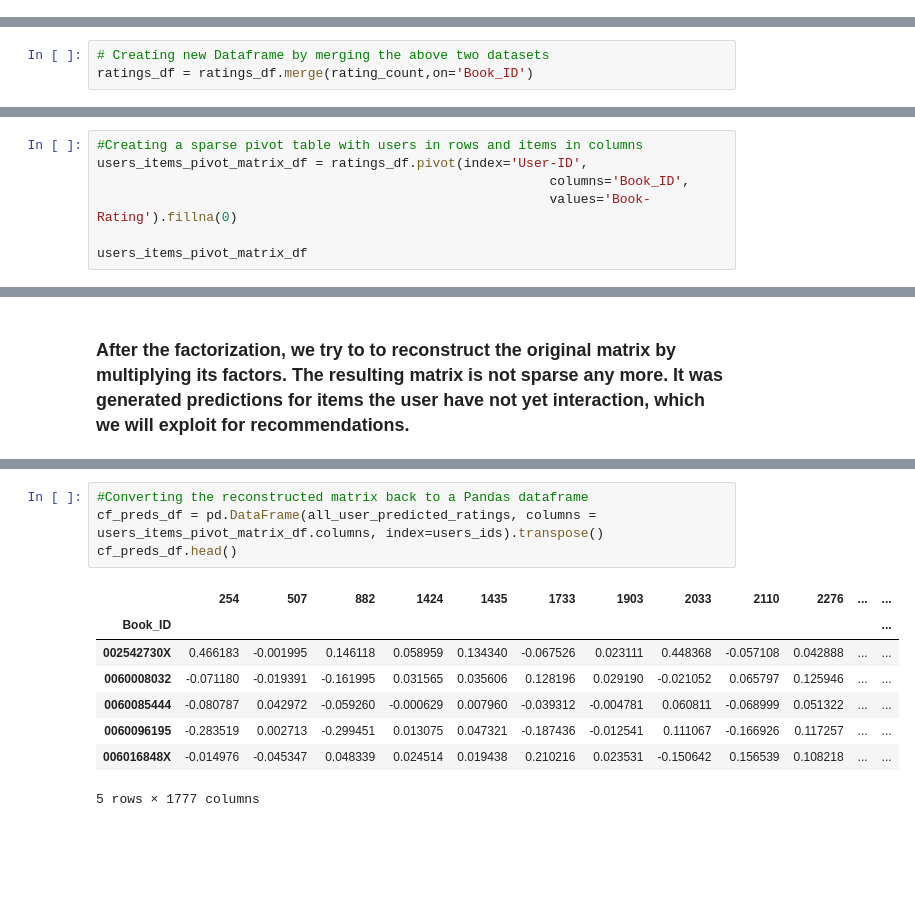
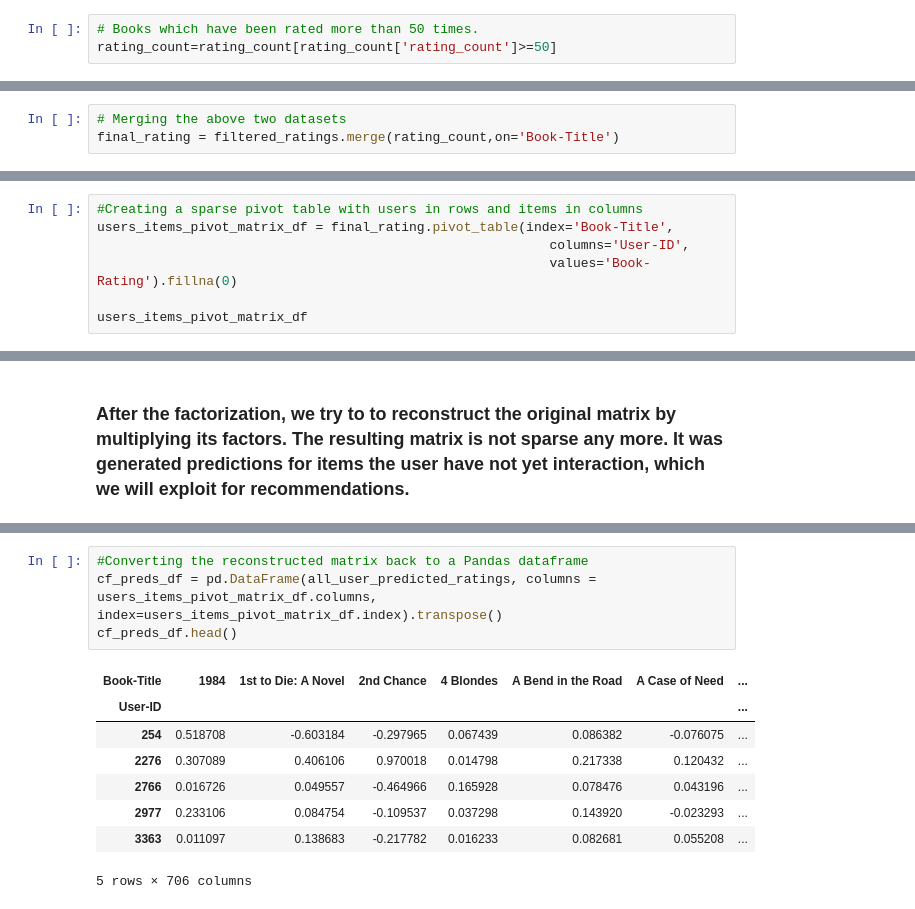
Before and after one commit to disuja7/Book-Recommendation-System, a Jupyter notebook: Book_Recommendation_System.ipynb, the cells around one changed output, grey strips where cells are left out. Cells and saved outputs as stored; diff of their text form; blank space fills up the shorter version.

```diff
--- a/Book_Recommendation_System.ipynb
+++ b/Book_Recommendation_System.ipynb
@@ -559,0 +557,3 @@ plt.show()
+# %%
+# Books which have been rated more than 50 times.
+rating_count=rating_count[rating_count['rating_count']>=50]
@@ -560,4 +564,4 @@ plt.show()
 # %%
-# Creating new Dataframe by merging the above two datasets
-ratings_df = ratings_df.merge(rating_count,on='Book_ID')
+# Merging the above two datasets
+final_rating = filtered_ratings.merge(rating_count,on='Book-Title')
 # %%
@@ -569,0 +582,7 @@ ratings_df=ratings_df[ratings_df['rating_count']>=50]
+# %%
+#Creating a sparse pivot table with users in rows and items in columns
+users_items_pivot_matrix_df = final_rating.pivot_table(index='Book-Title',
+                                                          columns='User-ID',
+                                                          values='Book-Rating').fillna(0)
+
+users_items_pivot_matrix_df
@@ -587,7 +613,0 @@ ratings_df[['User-ID','Book_ID']].duplicated().sum()
-# %%
-#Creating a sparse pivot table with users in rows and items in columns
-users_items_pivot_matrix_df = ratings_df.pivot(index='User-ID',
-                                                          columns='Book_ID',
-                                                          values='Book-Rating').fillna(0)
-
-users_items_pivot_matrix_df
@@ -673,16 +704,16 @@ all_user_predicted_ratings.shape
 # %%
 #Converting the reconstructed matrix back to a Pandas dataframe
-cf_preds_df = pd.DataFrame(all_user_predicted_ratings, columns = users_items_pivot_matrix_df.columns, index=users_ids).transpose()
+cf_preds_df = pd.DataFrame(all_user_predicted_ratings, columns = users_items_pivot_matrix_df.columns, index=users_items_pivot_matrix_df.index).transpose()
 cf_preds_df.head()
 # %% [output]
-|  | 254 | 507 | 882 | 1424 | 1435 | 1733 | 1903 | 2033 | 2110 | 2276 | ... | ... |
-| Book_ID |  |  |  |  |  |  |  |  |  |  |  | ... |
-| 002542730X | 0.466183 | -0.001995 | 0.146118 | 0.058959 | 0.134340 | -0.067526 | 0.023111 | 0.448368 | -0.057108 | 0.042888 | ... | ... |
-| 0060008032 | -0.071180 | -0.019391 | -0.161995 | 0.031565 | 0.035606 | 0.128196 | 0.029190 | -0.021052 | 0.065797 | 0.125946 | ... | ... |
-| 0060085444 | -0.080787 | 0.042972 | -0.059260 | -0.000629 | 0.007960 | -0.039312 | -0.004781 | 0.060811 | -0.068999 | 0.051322 | ... | ... |
-| 0060096195 | -0.283519 | 0.002713 | -0.299451 | 0.013075 | 0.047321 | -0.187436 | -0.012541 | 0.111067 | -0.166926 | 0.117257 | ... | ... |
-| 006016848X | -0.014976 | -0.045347 | 0.048339 | 0.024514 | 0.019438 | 0.210216 | 0.023531 | -0.150642 | 0.156539 | 0.108218 | ... | ... |
+| Book-Title | 1984 | 1st to Die: A Novel | 2nd Chance | 4 Blondes | A Bend in the Road | A Case of Need | ... |
+| User-ID |  |  |  |  |  |  | ... |
+| 254 | 0.518708 | -0.603184 | -0.297965 | 0.067439 | 0.086382 | -0.076075 | ... |
+| 2276 | 0.307089 | 0.406106 | 0.970018 | 0.014798 | 0.217338 | 0.120432 | ... |
+| 2766 | 0.016726 | 0.049557 | -0.464966 | 0.165928 | 0.078476 | 0.043196 | ... |
+| 2977 | 0.233106 | 0.084754 | -0.109537 | 0.037298 | 0.143920 | -0.023293 | ... |
+| 3363 | 0.011097 | 0.138683 | -0.217782 | 0.016233 | 0.082681 | 0.055208 | ... |
-5 rows × 1777 columns
+5 rows × 706 columns
 # %%
 len(cf_preds_df.columns)
 # %% [output]
```
Also changed, not shown: parts of 48 cells of this notebook.
